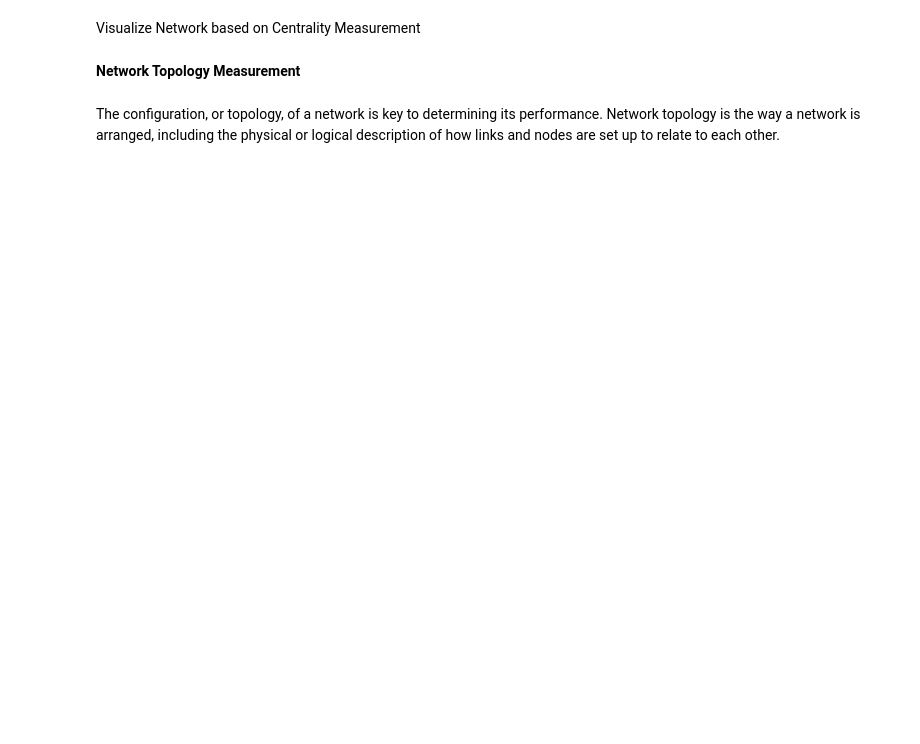
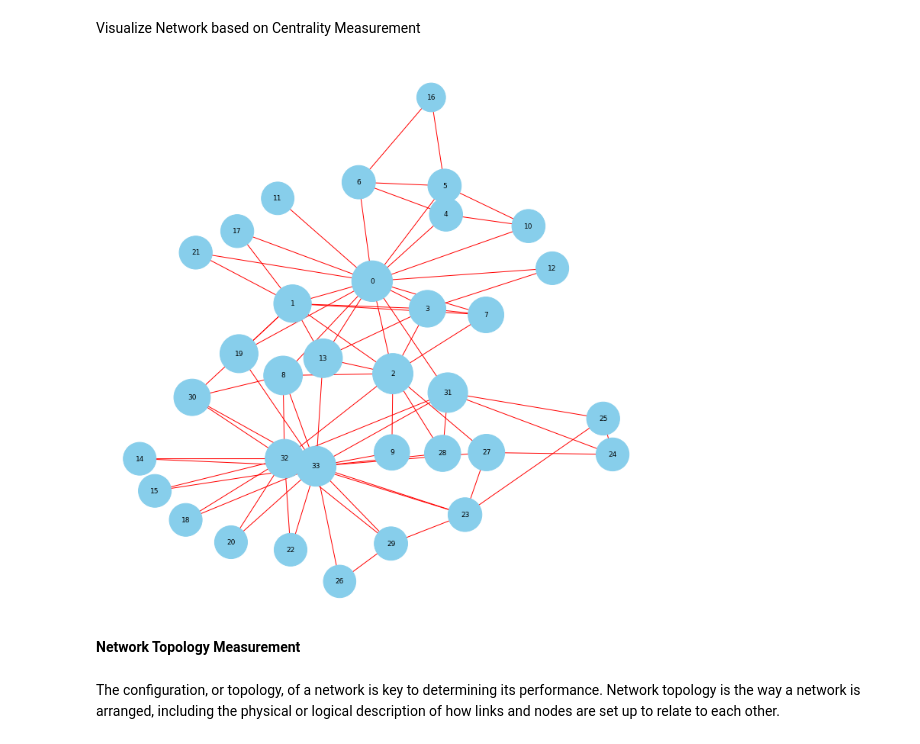
Before and after one commit to yusfilpulungan/python, a Jupyter notebook: 003_simple_social_network_analysis.ipynb, the cells around one changed output. Saved outputs shown, nothing was run; the diff lists cells and outputs as text; code cells hidden in the pictures; blank space fills up the shorter version.

```diff
--- a/003_simple_social_network_analysis.ipynb
+++ b/003_simple_social_network_analysis.ipynb
@@ -68,17 +116,19 @@ sorted(nx.eigenvector_centrality(G).items(), key=lambda x:x[1], reverse=True)[0:
 Visualize Network based on Centrality Measurement
 # %%
 # Set Degree Dictionary
-d = dict(degree)
+d = dict(closeness)
 
 # Visualize the Network
 import matplotlib.pyplot as plt
 plt.figure(figsize=(10,10))
 nx.draw(G, with_labels=True,
         node_color='skyblue', nodelist=d.keys(),
         node_size=[v * 5000 for v in d.values()],
         arrowstyle='->',arrowsize=20, edge_color='r',
         font_size=9,
         pos=nx.kamada_kawai_layout(G))
+# %% [output]
+[figure, added]
 # %% [markdown]
 **Network Topology Measurement**
 # %% [markdown]
```
Also changed, not shown: parts of 15 cells of this notebook.
